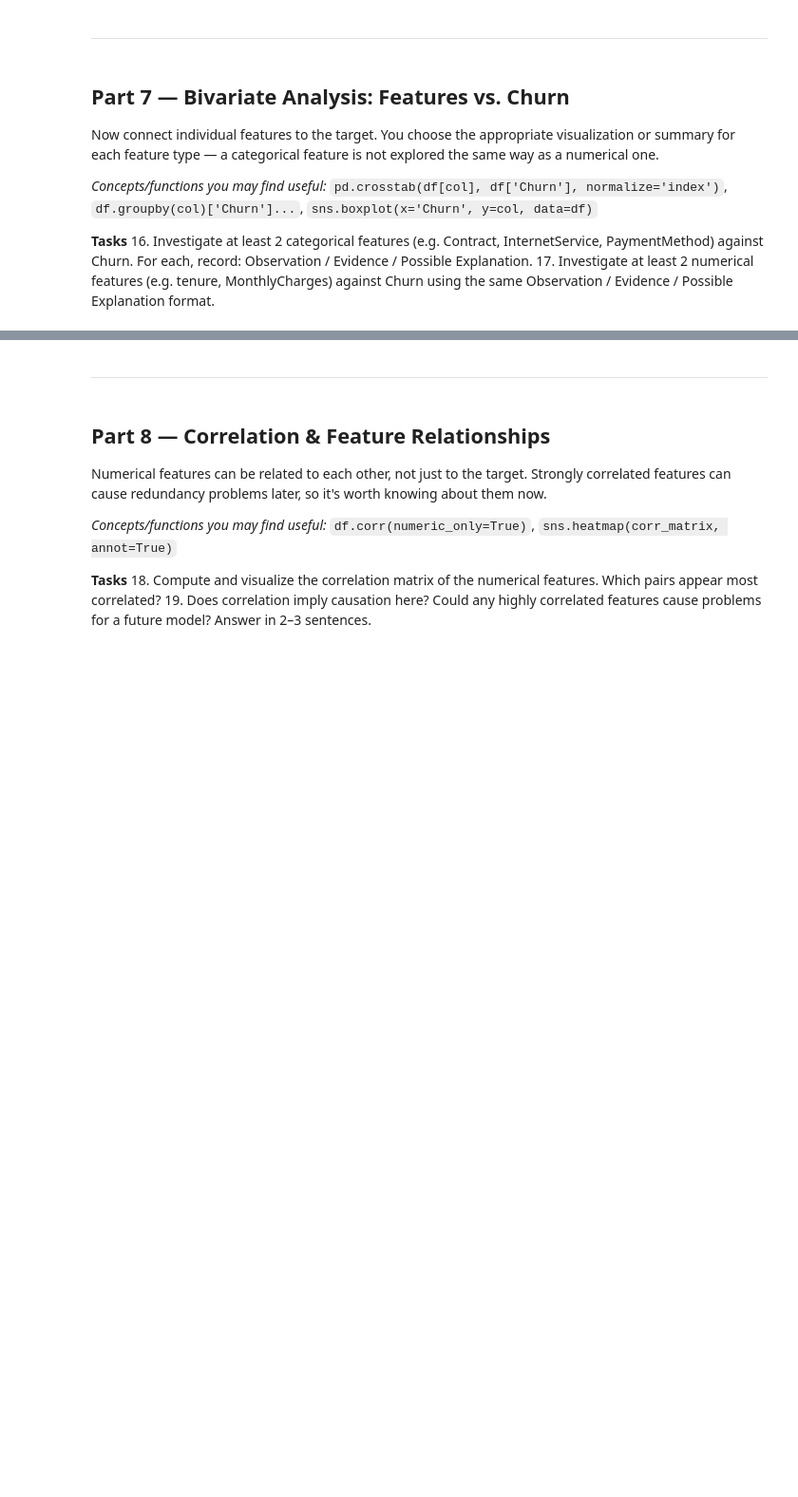
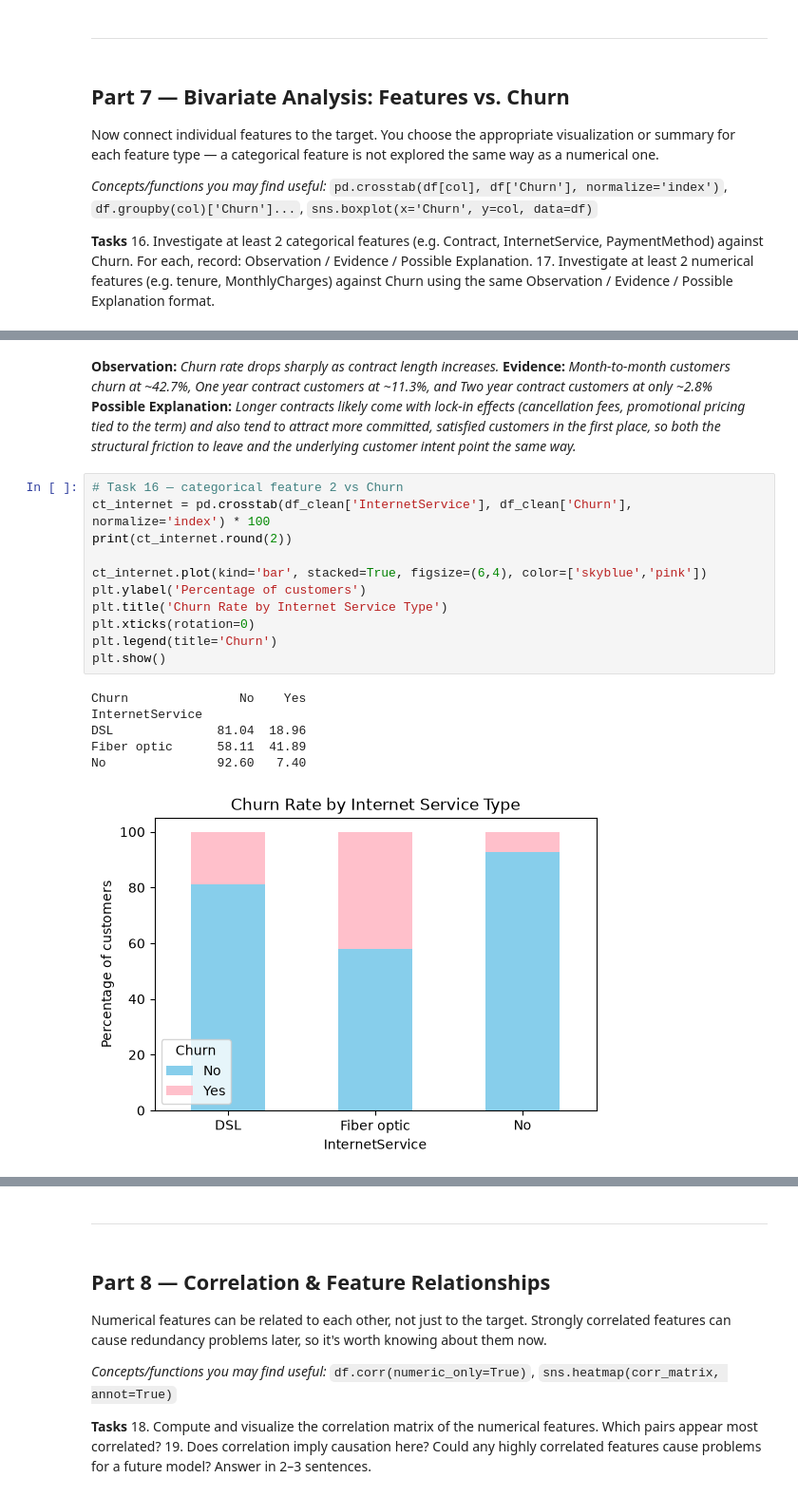
Before and after one commit to kamangerkhadija5-collab/ML_LAB, a Jupyter notebook: Lab2_Data_Cleaning_EDA_Template.ipynb, the cells around one changed output, grey strips where cells are left out. Shown at 95% size. Saved outputs shown, nothing was run; the diff lists cells and outputs as text; blank space fills up the shorter version.

```diff
--- a/Lab2_Data_Cleaning_EDA_Template.ipynb
+++ b/Lab2_Data_Cleaning_EDA_Template.ipynb
@@ -379,0 +374,22 @@ Now connect individual features to the target. You choose the appropriate visual
+# %% [markdown]
+**Observation:** _Churn rate drops sharply as contract length increases._
+**Evidence:** _Month-to-month customers churn at ~42.7%, One year contract customers at ~11.3%, and Two year contract customers at only ~2.8%_
+**Possible Explanation:** _Longer contracts likely come with lock-in effects (cancellation fees, promotional pricing tied to the term) and also tend to attract more committed, satisfied customers in the first place, so both the structural friction to leave and the underlying customer intent point the same way._
+# %%
+# Task 16 — categorical feature 2 vs Churn
+ct_internet = pd.crosstab(df_clean['InternetService'], df_clean['Churn'], normalize='index') * 100
+print(ct_internet.round(2))
+
+ct_internet.plot(kind='bar', stacked=True, figsize=(6,4), color=['skyblue','pink'])
+plt.ylabel('Percentage of customers')
+plt.title('Churn Rate by Internet Service Type')
+plt.xticks(rotation=0)
+plt.legend(title='Churn')
+plt.show()
+# %% [output]
+Churn               No    Yes
+InternetService
+DSL              81.04  18.96
+Fiber optic      58.11  41.89
+No               92.60   7.40
+[figure, added]
```
Also changed, not shown: parts of 14 cells of this notebook.
